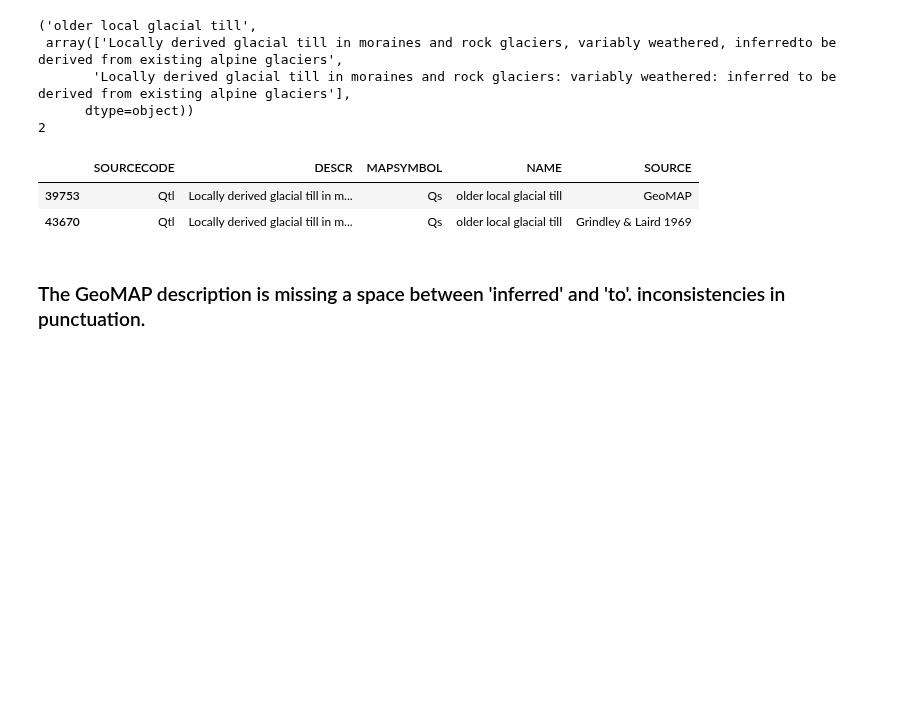
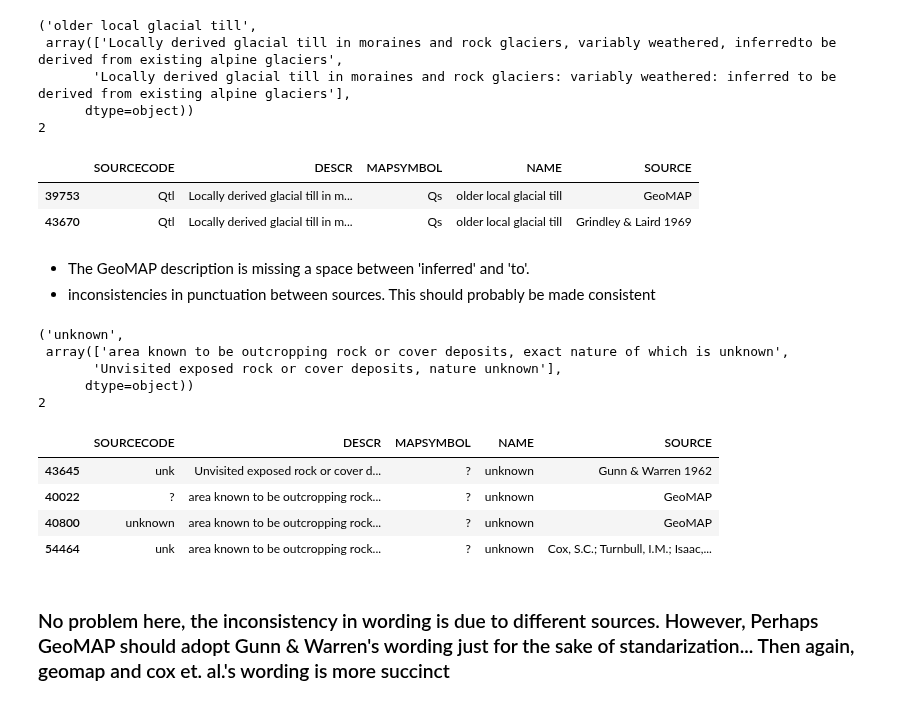
Before and after one commit to selkind/GeoMap, a Jupyter notebook: name_descr_investigation.ipynb, the cells around one changed output. Drawn from its saved outputs; the diff is of its cells as text; code cells hidden in the pictures; blank space fills up the shorter version.

Commit message:
add unknown output and discussion points

```diff
--- a/name_descr_investigation.ipynb
+++ b/name_descr_investigation.ipynb
@@ -508,4 +508,26 @@ display(older_local_till)
 | 39753 | Qtl | Locally derived glacial till in m... | Qs | older local glacial till | GeoMAP |
 | 43670 | Qtl | Locally derived glacial till in m... | Qs | older local glacial till | Grindley & Laird 1969 |
 # %% [markdown]
-### The GeoMAP description is missing a space between 'inferred' and 'to'. inconsistencies in punctuation.
+- The GeoMAP description is missing a space between 'inferred' and 'to'.
+- inconsistencies in punctuation between sources. This should probably be made consistent
+# %%
+pp.pp(name_descr_sets[13])
+print(len(name_descr_sets[13][1]))
+# %% [output]
+('unknown',
+ array(['area known to be outcropping rock or cover deposits, exact nature of which is unknown',
+       'Unvisited exposed rock or cover deposits, nature unknown'],
+      dtype=object))
+2
+# %%
+unknown = create_src_descr_combos_by_name(name_descr_sets[13][0], data)
+# %%
+display(unknown)
+# %% [output]
+|  | SOURCECODE | DESCR | MAPSYMBOL | NAME | SOURCE |
+| 43645 | unk | Unvisited exposed rock or cover d... | ? | unknown | Gunn & Warren 1962 |
+| 40022 | ? | area known to be outcropping rock... | ? | unknown | GeoMAP |
+| 40800 | unknown | area known to be outcropping rock... | ? | unknown | GeoMAP |
+| 54464 | unk | area known to be outcropping rock... | ? | unknown | Cox, S.C.; Turnbull, I.M.; Isaac,... |
+# %% [markdown]
+### No problem here, the inconsistency in wording is due to different sources. However, Perhaps GeoMAP should adopt Gunn & Warren's wording just for the sake of standarization... Then again, geomap and cox et. al.'s wording is more succinct
```
